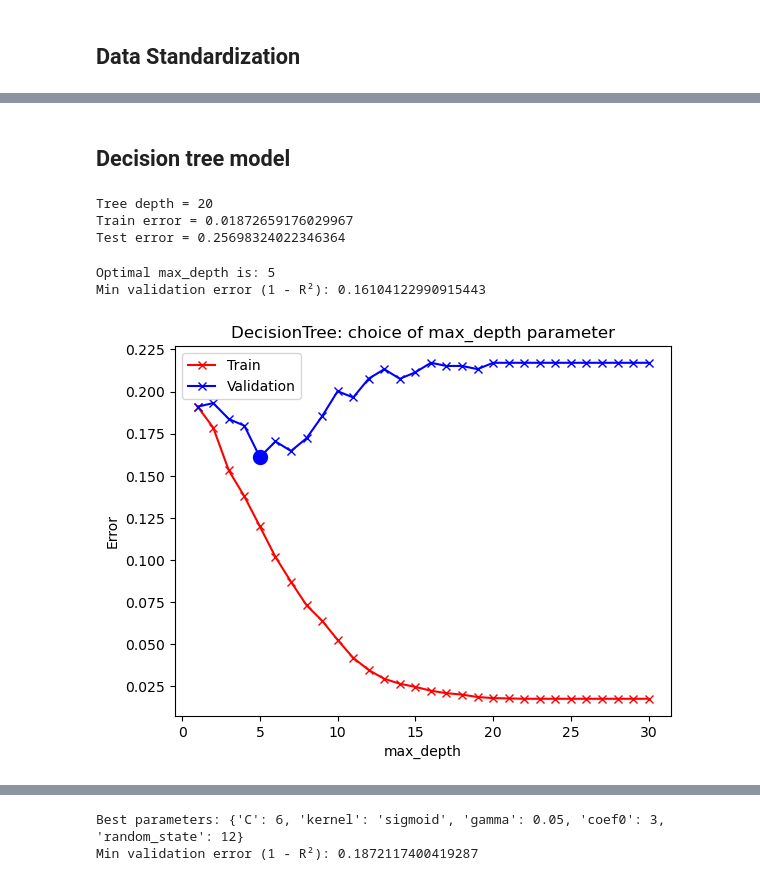
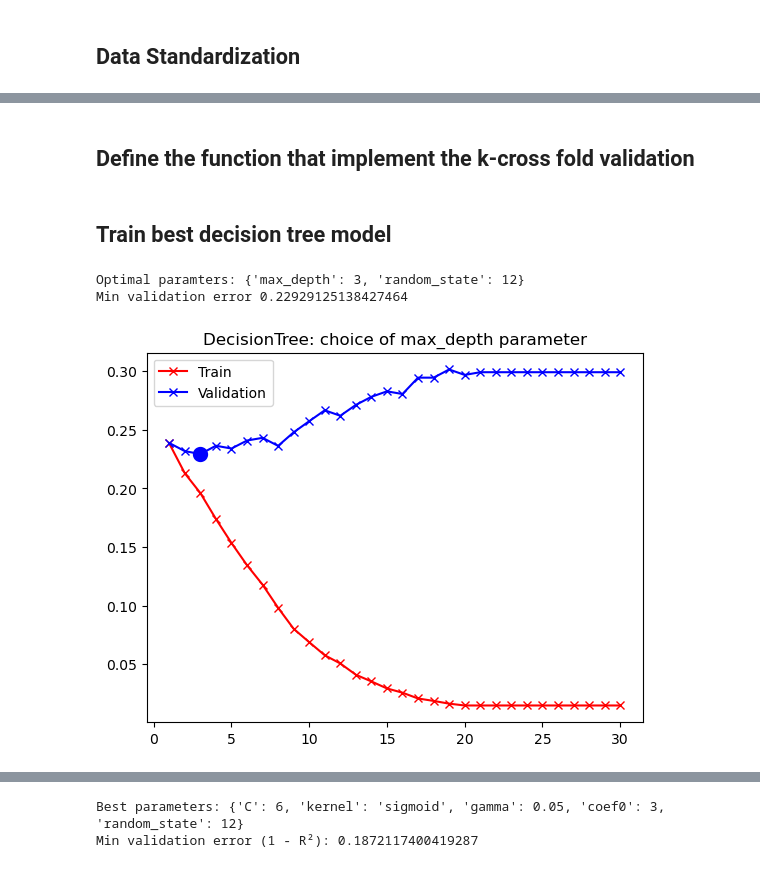
Before and after one commit to luca037/MachineLearningLabs, a Jupyter notebook: extra/kaggle/titanic/titanic.ipynb, the cells around one changed output, grey strips where cells are left out. Saved outputs shown, nothing was run; the diff lists cells and outputs as text; code cells hidden in the pictures.

```diff
--- a/extra/kaggle/titanic/titanic.ipynb
+++ b/extra/kaggle/titanic/titanic.ipynb
@@ -346,55 +309,31 @@ def k_fold_cross_validation(X, Y, model_func, num_folds = 10, **param_grid):
     return best_param, err_training_kfold, err_validation_kfold
+# %%
+def plot_model_selection_curve(x, err_train, err_val, opt_x):
+    # Plot the training error.
+    plt.plot(x, err_train,  color='r', marker='x')
+    # Plot the validation error.
+    plt.plot(x, err_val,  color='b',  marker='x')
+    # Optimal point.
+    plt.scatter(opt_x,  np.min(err_val),  color='b',  marker='o',  linewidths=5)
+    plt.legend(['Train', 'Validation'])
+    plt.title('DecisionTree: choice of max_depth parameter')
+    plt.show()
+# %% [markdown]
+## Define the function that implement the k-cross fold validation
 # %% [markdown]
-## Decision tree model
+## Train best decision tree model
-# %%
-# Try with default value first.
-from sklearn.tree import DecisionTreeClassifier
-
-default_model = DecisionTreeClassifier(random_state=12)
-default_model.fit(X_train_scaled, Y_train)
-print("Tree depth =", default_model.get_depth())
-print("Train error =", 1 - default_model.score(X_train_scaled, Y_train))
-print("Test error =", 1 - default_model.score(X_test_scaled, Y_test))
-# %% [output]
-Tree depth = 20
-Train error = 0.01872659176029967
-Test error = 0.25698324022346364
 # %%
-# Let's try with k-cross validation on the max_depth parameter.
-max_depth_grid = {"max_depth": [v for v in range(1, 31)], "random_state": [12]}
-max_depth_dict, dt_err_train, dt_err_val = k_fold_cross_validation(X_train_scaled, Y_train, model_func=DecisionTreeClassifier, **max_depth_grid)
-opt_max_depth = max_depth_dict["max_depth"]
-print("Optimal max_depth is:", opt_max_depth)
-print("Min validation error (1 - R²):", np.min(dt_err_val))
+from sklearn.tree import DecisionTreeClassifier
+
+params = {
+    "max_depth": [v for v in range(1, 31)],
+    "random_state": [12]
+}
+opt_params, err_train, err_val = k_fold_cross_validation(X_train_scaled, Y_train, model_func=DecisionTreeClassifier, verbose=True, **params)
+plot_model_selection_curve(params["max_depth"], err_train, err_val, opt_params["max_depth"])
 # %% [output]
-Optimal max_depth is: 5
-Min validation error (1 - R²): 0.16104122990915443
+Optimal paramters: {'max_depth': 3, 'random_state': 12}
+Min validation error 0.22929125138427464
+[figure, added]
-# %%
-# -- plot the training error
-plt.plot(max_depth_grid["max_depth"],
-         dt_err_train,
-         color='r',
-         marker='x')
-
-# -- plot the validation error
-plt.plot(max_depth_grid["max_depth"],
-         dt_err_val,
-         color='b',
-         marker='x')
-
-# -- highlight min loss
-plt.scatter(opt_max_depth,
-            np.min(dt_err_val),
-            color='b',
-            marker='o',
-            linewidths=5)
-
-plt.legend(['Train', 'Validation'])
-plt.xlabel('max_depth')
-plt.ylabel('Error')
-plt.title('DecisionTree: choice of max_depth parameter')
-plt.show()
-# %% [output]
-[figure, removed]
 # %%
 # Final model for decision tree.
```
Also changed, not shown: parts of 30 cells of this notebook.
